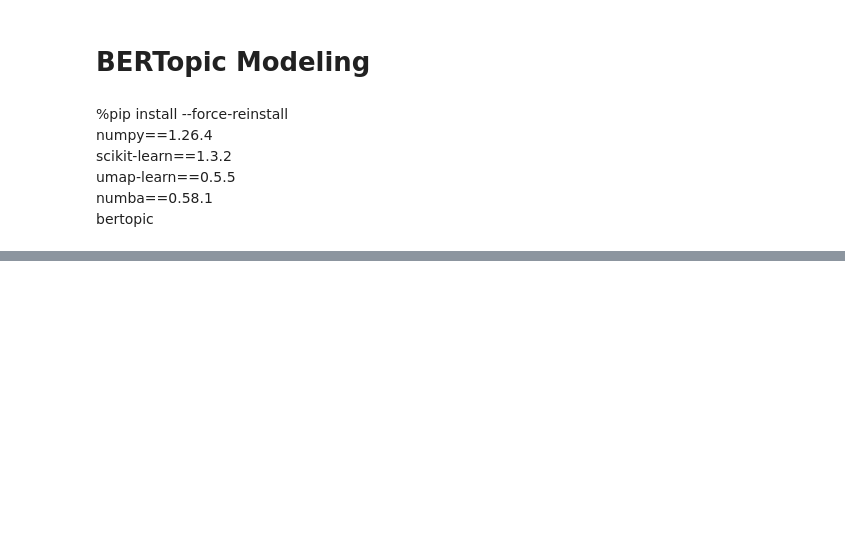
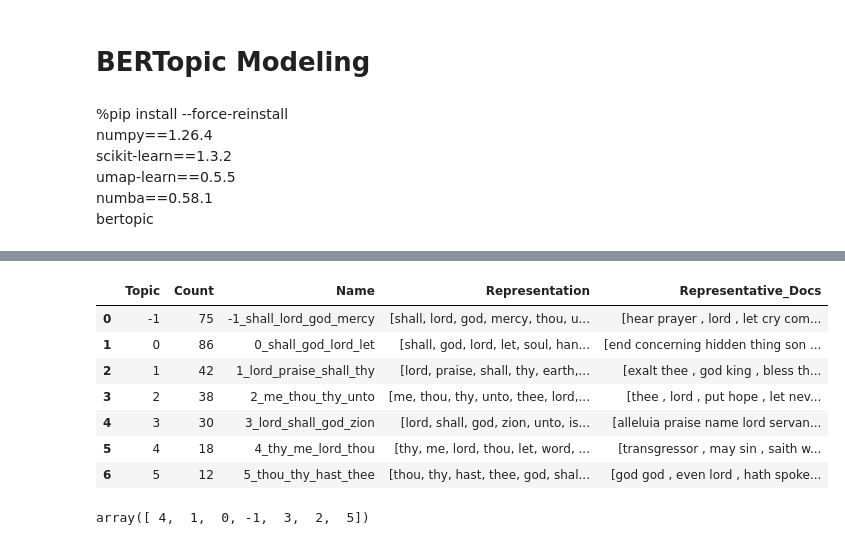
Before and after one commit to cwc09262/psalms-text-comparison, a Jupyter notebook: sentiment_analysis.ipynb, the cells around one changed output, grey strips where cells are left out. Drawn from its saved outputs; the diff is of its cells as text; code cells hidden in the pictures; blank space fills up the shorter version.

```diff
--- a/sentiment_analysis.ipynb
+++ b/sentiment_analysis.ipynb
@@ -695,0 +725,18 @@ topics, probs = topic_model.fit_transform(docs)
+# %%
+topic_model.get_topic_info()
+# %% [output]
+|  | Topic | Count | Name | Representation | Representative_Docs |
+| 0 | -1 | 75 | -1_shall_lord_god_mercy | [shall, lord, god, mercy, thou, u... | [hear prayer , lord , let cry com... |
+| 1 | 0 | 86 | 0_shall_god_lord_let | [shall, god, lord, let, soul, han... | [end concerning hidden thing son ... |
+| 2 | 1 | 42 | 1_lord_praise_shall_thy | [lord, praise, shall, thy, earth,... | [exalt thee , god king , bless th... |
+| 3 | 2 | 38 | 2_me_thou_thy_unto | [me, thou, thy, unto, thee, lord,... | [thee , lord , put hope , let nev... |
+| 4 | 3 | 30 | 3_lord_shall_god_zion | [lord, shall, god, zion, unto, is... | [alleluia praise name lord servan... |
+| 5 | 4 | 18 | 4_thy_me_lord_thou | [thy, me, lord, thou, let, word, ... | [transgressor , may sin , saith w... |
+| 6 | 5 | 12 | 5_thou_thy_hast_thee | [thou, thy, hast, thee, god, shal... | [god god , even lord , hath spoke... |
+# %%
+import pandas as pd
+
+pd.Series(topics).unique()
+#pd.Series(topics).count()
+# %% [output]
+array([ 4,  1,  0, -1,  3,  2,  5])
```
Also changed, not shown: parts of 43 cells of this notebook.
